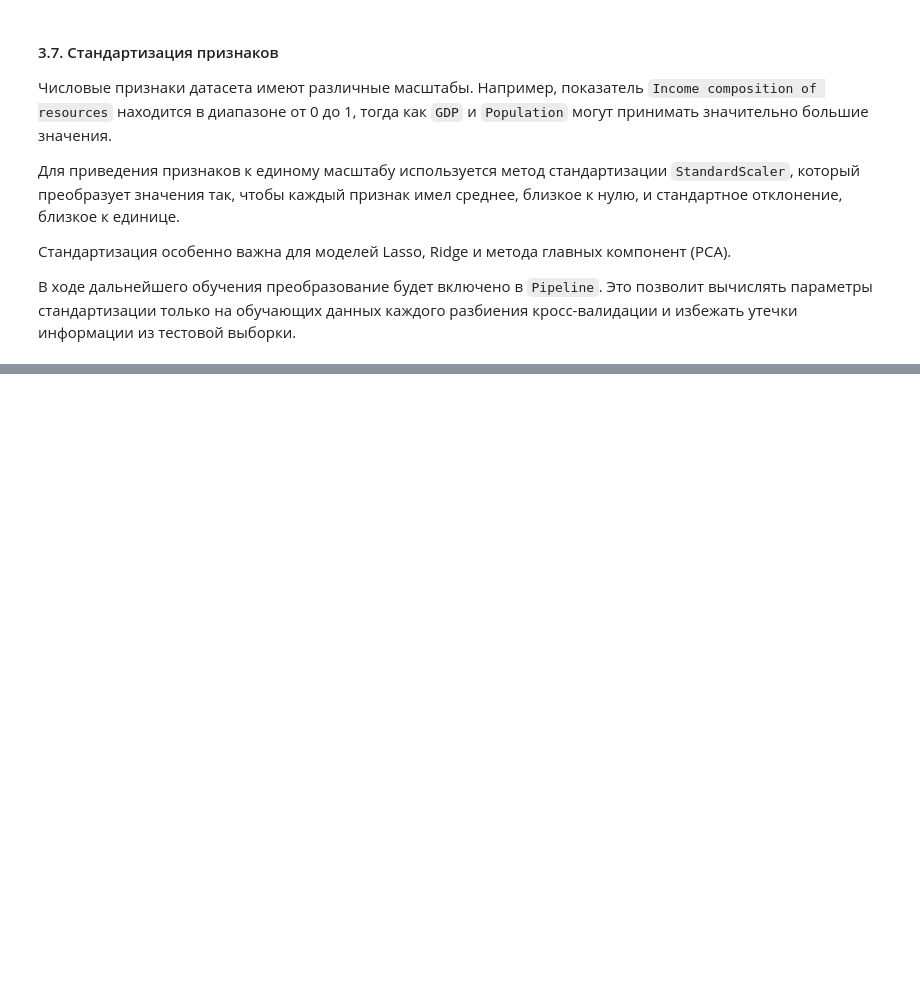
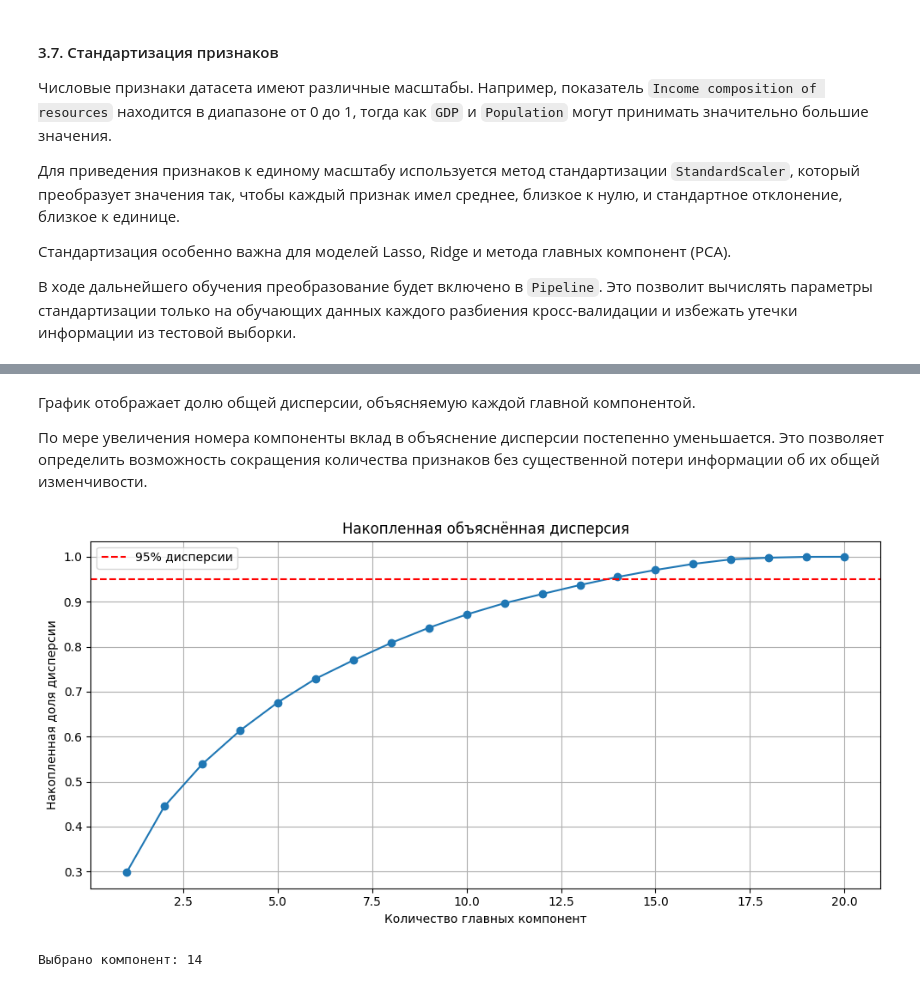
Before and after one commit to anna-1225/lab_1_machine_learning, a Jupyter notebook: report.ipynb, the cells around one changed output, grey strips where cells are left out. Saved outputs shown, nothing was run; the diff lists cells and outputs as text; code cells hidden in the pictures; blank space fills up the shorter version.

```diff
--- a/report.ipynb
+++ b/report.ipynb
@@ -409,0 +774,35 @@ plt.show()
+# %% [markdown]
+График отображает долю общей дисперсии, объясняемую каждой главной компонентой.
+
+По мере увеличения номера компоненты вклад в объяснение дисперсии постепенно уменьшается. Это позволяет определить возможность сокращения количества признаков без существенной потери информации об их общей изменчивости.
+# %%
+plt.figure(figsize=(10, 5))
+
+plt.plot(
+    range(1, len(cumulative_variance) + 1),
+    cumulative_variance,
+    marker="o"
+)
+
+plt.axhline(
+    0.95,
+    color="red",
+    linestyle="--",
+    label="95% дисперсии"
+)
+
+plt.title("Накопленная объяснённая дисперсия")
+plt.xlabel("Количество главных компонент")
+plt.ylabel("Накопленная доля дисперсии")
+
+plt.legend()
+plt.grid(True)
+plt.tight_layout()
+plt.show()
+
+n_components = np.argmax(cumulative_variance >= 0.95) + 1
+
+print("Выбрано компонент:", n_components)
+# %% [output]
+[figure, added]
+Выбрано компонент: 14
```
Also changed, not shown: parts of 44 cells of this notebook, 26 other files.
